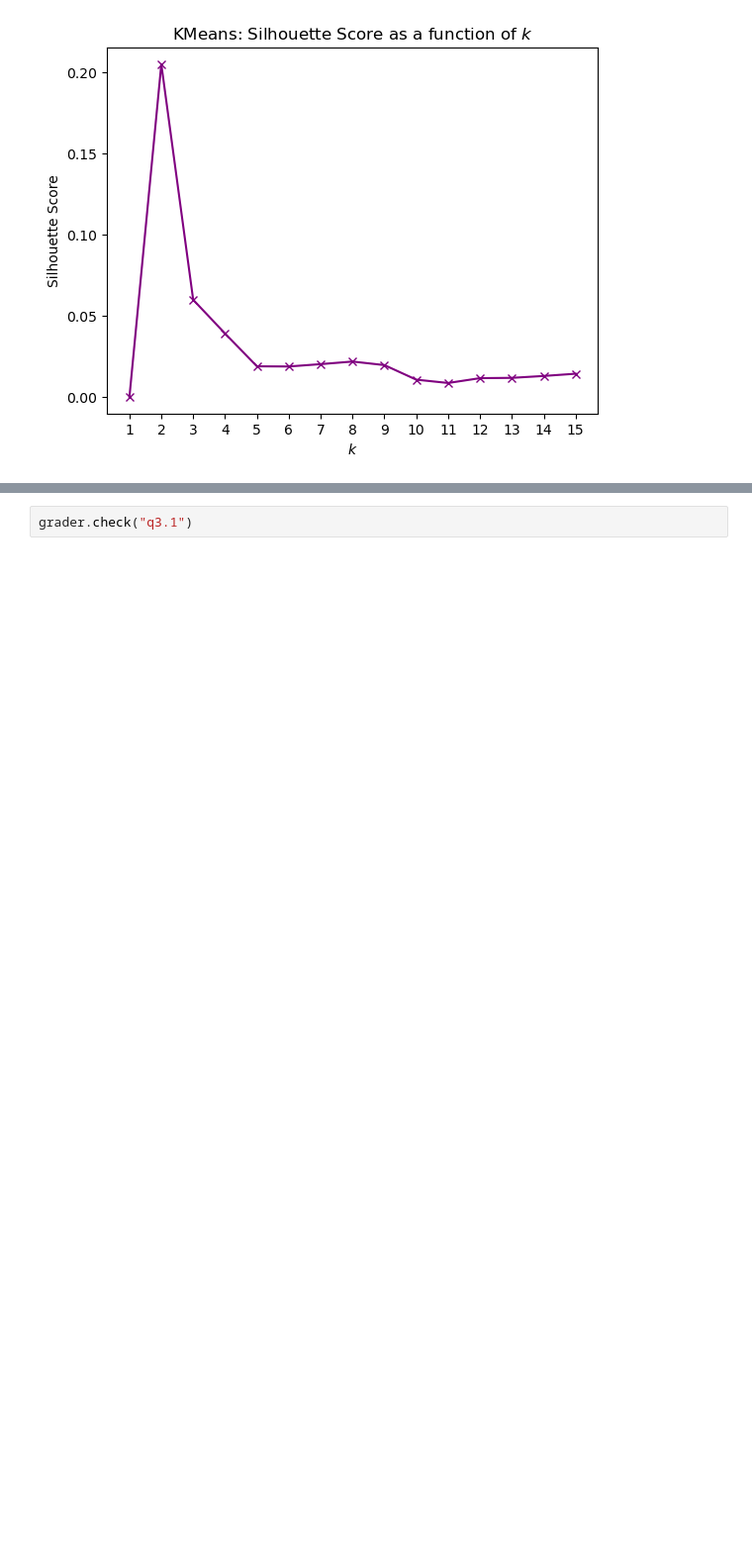
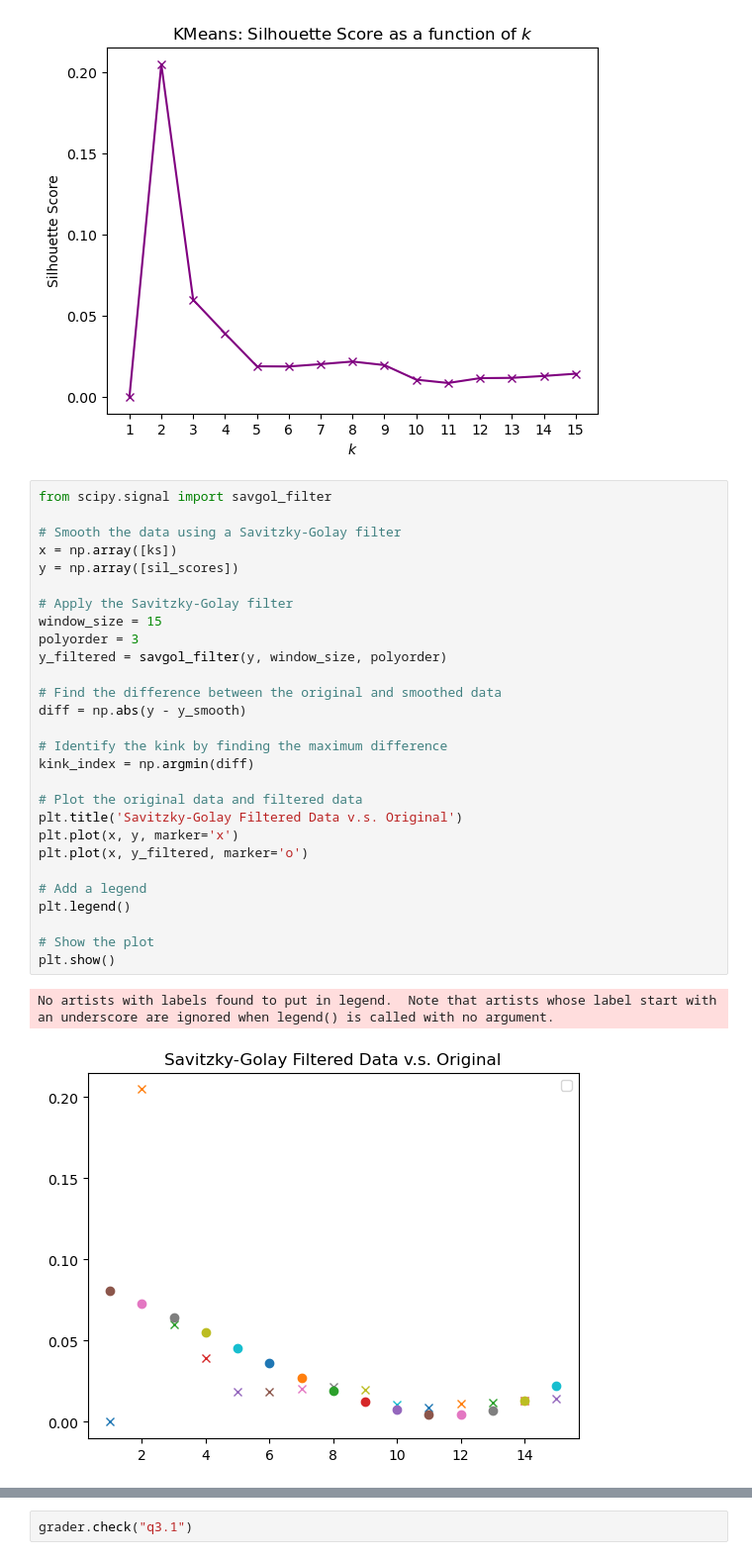
Before and after one commit to jamesliounis/Harvard-Deep-Learning, a Jupyter notebook: cs109b_hw1/cs109b_hw1.ipynb, the cells around one changed output, grey strips where cells are left out. Shown at 99% size. Cells and saved outputs as stored; diff of their text form; blank space fills up the shorter version.

```diff
--- a/cs109b_hw1/cs109b_hw1.ipynb
+++ b/cs109b_hw1/cs109b_hw1.ipynb
@@ -673,5 +675,36 @@ plt.ylabel('Silhouette Score')
 plt.title('KMeans: Silhouette Score as a function of $k$');
 # %% [output]
 [figure]
+# %%
+from scipy.signal import savgol_filter
+
+# Smooth the data using a Savitzky-Golay filter
+x = np.array([ks])
+y = np.array([sil_scores])
+
+# Apply the Savitzky-Golay filter
+window_size = 15
+polyorder = 3
+y_filtered = savgol_filter(y, window_size, polyorder)
+
+# Find the difference between the original and smoothed data
+diff = np.abs(y - y_smooth)
+
+# Identify the kink by finding the maximum difference
+kink_index = np.argmin(diff)
+
+# Plot the original data and filtered data
+plt.title('Savitzky-Golay Filtered Data v.s. Original')
+plt.plot(x, y, marker='x')
+plt.plot(x, y_filtered, marker='o')
+
+# Add a legend
+plt.legend()
+
+# Show the plot
+plt.show()
+# %% [output]
+No artists with labels found to put in legend.  Note that artists whose label start with an underscore are ignored when legend() is called with no argument.
+[figure, added]
 # %%
 maxclust = 2
```
Also changed, not shown: parts of 17 cells of this notebook.
